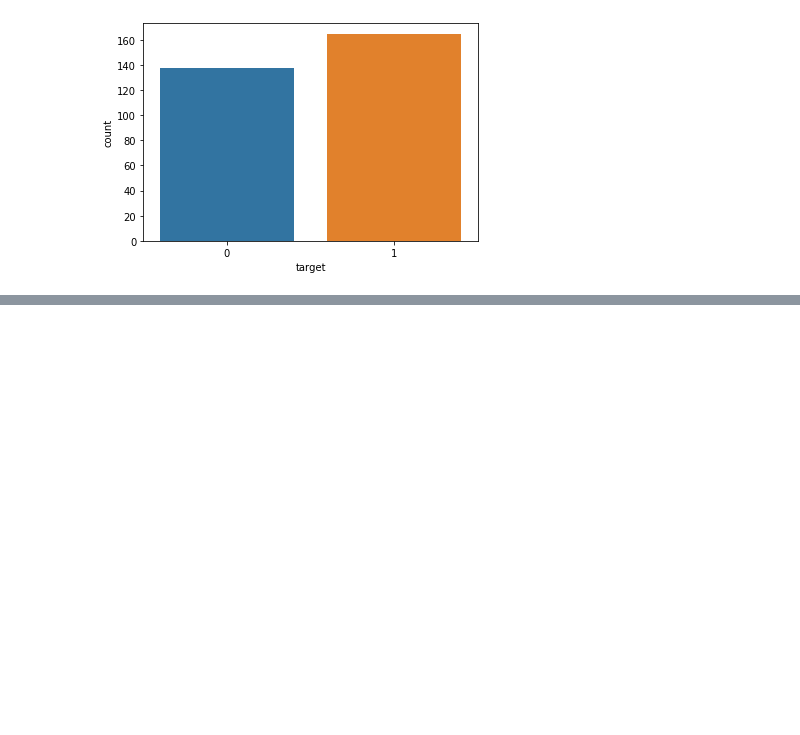
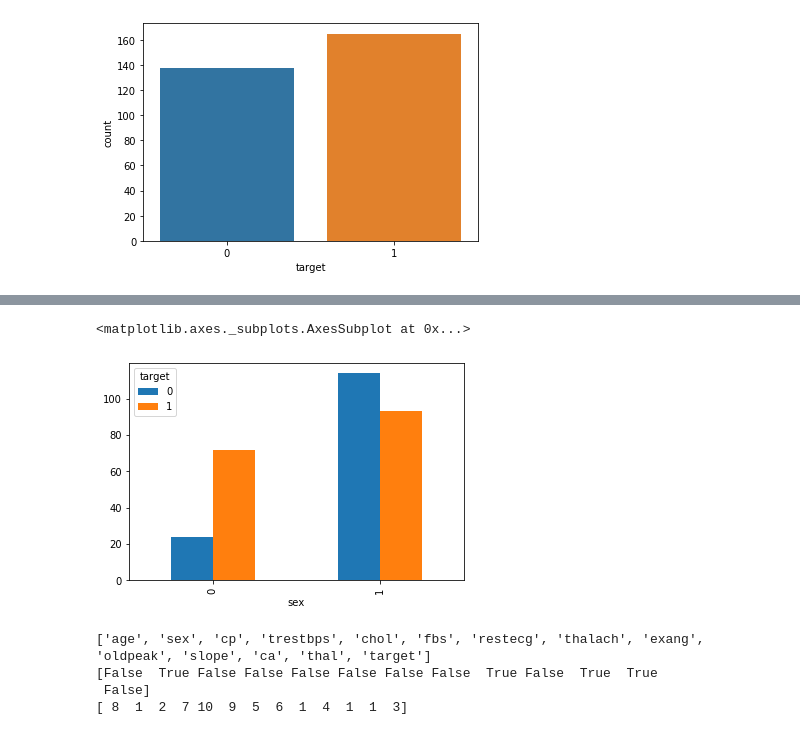
Before and after one commit to dimucciojonathan/Classifying-Heart-Health-with-ML, a Jupyter notebook: Heart Health Project.ipynb, the cells around one changed output, grey strips where cells are left out. Saved outputs shown, nothing was run; the diff lists cells and outputs as text; code cells hidden in the pictures; blank space fills up the shorter version.

```diff
--- a/Heart Health Project.ipynb
+++ b/Heart Health Project.ipynb
@@ -69,0 +100,7 @@ heart.groupby('exang').mean()
+# %%
+# 1 is male
+# females are much less likely to have heart disease
+pd.crosstab(heart.sex,heart.target).plot(kind='bar')
+# %% [output]
+<matplotlib.axes._subplots.AxesSubplot at 0x...>
+[figure, added]
@@ -69,0 +118,12 @@ heart.groupby('exang').mean()
+# %%
+logreg = LogisticRegression()
+rfe = RFE(logreg, 4)
+rfe = rfe.fit(X, Y)
+print(heart.columns.values.tolist())
+print(rfe.support_)
+print(rfe.ranking_)
+# %% [output]
+['age', 'sex', 'cp', 'trestbps', 'chol', 'fbs', 'restecg', 'thalach', 'exang', 'oldpeak', 'slope', 'ca', 'thal', 'target']
+[False  True False False False False False False  True False  True  True
+ False]
+[ 8  1  2  7 10  9  5  6  1  4  1  1  3]
```
Also changed, not shown: parts of 15 cells of this notebook.
